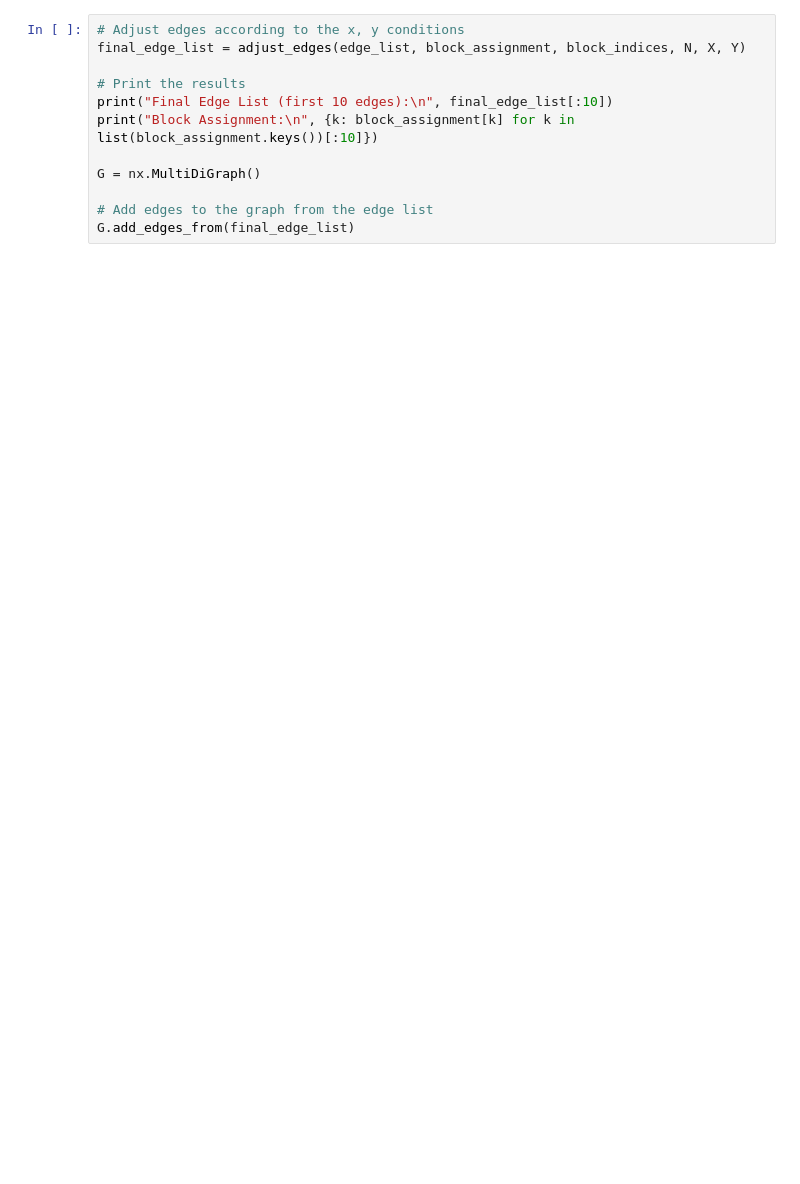
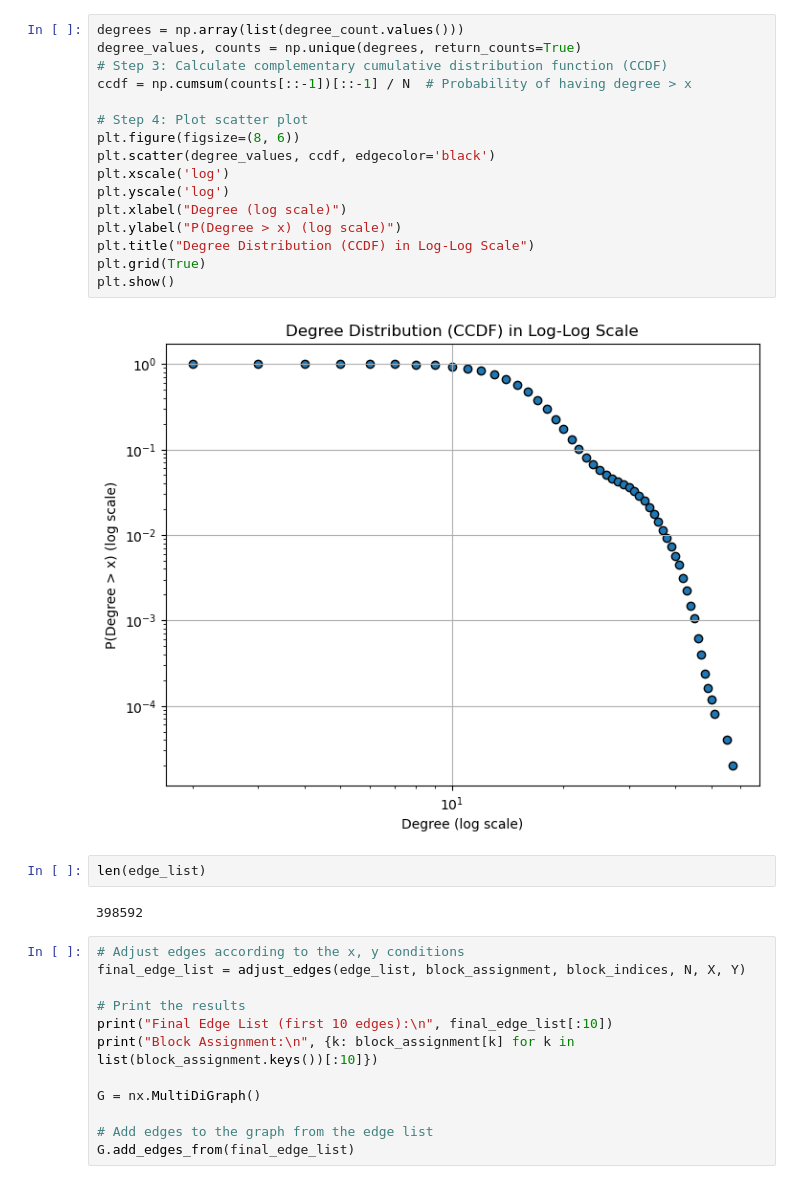
Before and after one commit to TheAllUnknown/BankTransactionNet, a Jupyter notebook: sbm.ipynb, the cells around one changed output. Saved outputs shown, nothing was run; the diff lists cells and outputs as text; blank space fills up the shorter version.

```diff
--- a/sbm.ipynb
+++ b/sbm.ipynb
@@ -124,3 +169,25 @@ edge_list
+# %%
+degrees = np.array(list(degree_count.values()))
+degree_values, counts = np.unique(degrees, return_counts=True)
+# Step 3: Calculate complementary cumulative distribution function (CCDF)
+ccdf = np.cumsum(counts[::-1])[::-1] / N  # Probability of having degree > x
+
+# Step 4: Plot scatter plot
+plt.figure(figsize=(8, 6))
+plt.scatter(degree_values, ccdf, edgecolor='black')
+plt.xscale('log')
+plt.yscale('log')
+plt.xlabel("Degree (log scale)")
+plt.ylabel("P(Degree > x) (log scale)")
+plt.title("Degree Distribution (CCDF) in Log-Log Scale")
+plt.grid(True)
+plt.show()
+# %% [output]
+[figure, added]
+# %%
+len(edge_list)
+# %% [output]
+398592
 # %%
 # Adjust edges according to the x, y conditions
 final_edge_list = adjust_edges(edge_list, block_assignment, block_indices, N, X, Y)
```
Also changed, not shown: parts of 6 cells of this notebook.
